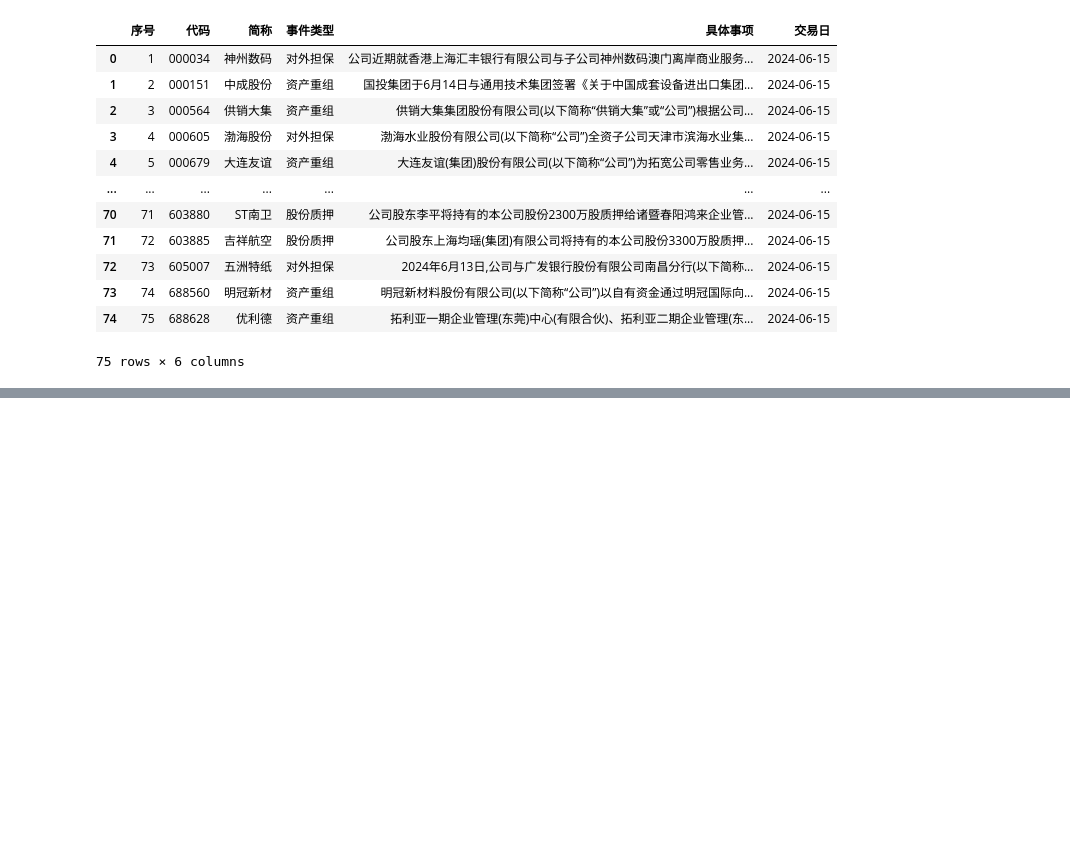
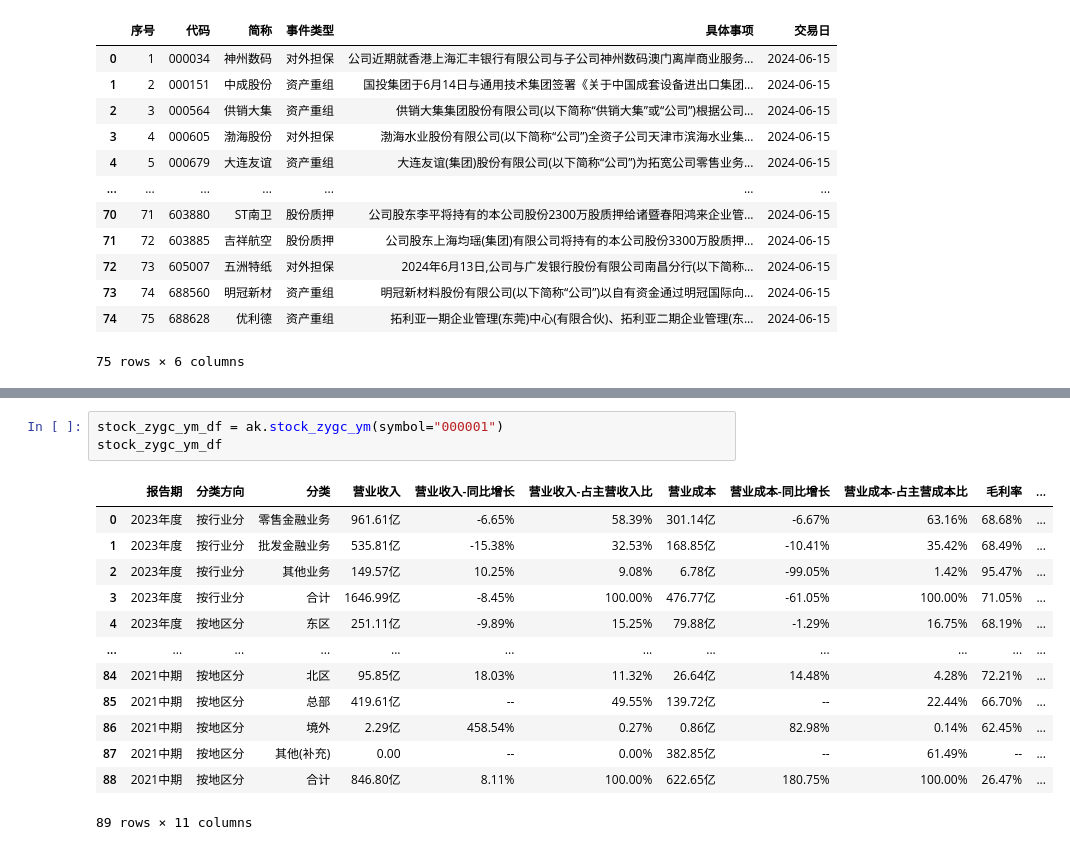
Before and after one commit to EveryFine/GeniusAI, a Jupyter notebook: GeniusChatbots/playground/datasource/AKShare获取股票信息.ipynb, the cells around one changed output, grey strips where cells are left out. Cells and saved outputs as stored; diff of their text form; blank space fills up the shorter version.

```diff
--- a/GeniusChatbots/playground/datasource/AKShare获取股票信息.ipynb
+++ b/GeniusChatbots/playground/datasource/AKShare获取股票信息.ipynb
@@ -25,0 +167,17 @@ stock_gsrl_gsdt_em_df
+# %%
+stock_zygc_ym_df = ak.stock_zygc_ym(symbol="000001")
+stock_zygc_ym_df
+# %% [output]
+|  | 报告期 | 分类方向 | 分类 | 营业收入 | 营业收入-同比增长 | 营业收入-占主营收入比 | 营业成本 | 营业成本-同比增长 | 营业成本-占主营成本比 | 毛利率 | ... |
+| 0 | 2023年度 | 按行业分 | 零售金融业务 | 961.61亿 | -6.65% | 58.39% | 301.14亿 | -6.67% | 63.16% | 68.68% | ... |
+| 1 | 2023年度 | 按行业分 | 批发金融业务 | 535.81亿 | -15.38% | 32.53% | 168.85亿 | -10.41% | 35.42% | 68.49% | ... |
+| 2 | 2023年度 | 按行业分 | 其他业务 | 149.57亿 | 10.25% | 9.08% | 6.78亿 | -99.05% | 1.42% | 95.47% | ... |
+| 3 | 2023年度 | 按行业分 | 合计 | 1646.99亿 | -8.45% | 100.00% | 476.77亿 | -61.05% | 100.00% | 71.05% | ... |
+| 4 | 2023年度 | 按地区分 | 东区 | 251.11亿 | -9.89% | 15.25% | 79.88亿 | -1.29% | 16.75% | 68.19% | ... |
+| ... | ... | ... | ... | ... | ... | ... | ... | ... | ... | ... | ... |
+| 84 | 2021中期 | 按地区分 | 北区 | 95.85亿 | 18.03% | 11.32% | 26.64亿 | 14.48% | 4.28% | 72.21% | ... |
+| 85 | 2021中期 | 按地区分 | 总部 | 419.61亿 | -- | 49.55% | 139.72亿 | -- | 22.44% | 66.70% | ... |
+| 86 | 2021中期 | 按地区分 | 境外 | 2.29亿 | 458.54% | 0.27% | 0.86亿 | 82.98% | 0.14% | 62.45% | ... |
+| 87 | 2021中期 | 按地区分 | 其他(补充) | 0.00 | -- | 0.00% | 382.85亿 | -- | 61.49% | -- | ... |
+| 88 | 2021中期 | 按地区分 | 合计 | 846.80亿 | 8.11% | 100.00% | 622.65亿 | 180.75% | 100.00% | 26.47% | ... |
+89 rows × 11 columns
```
Also changed, not shown: parts of 15 cells of this notebook.
